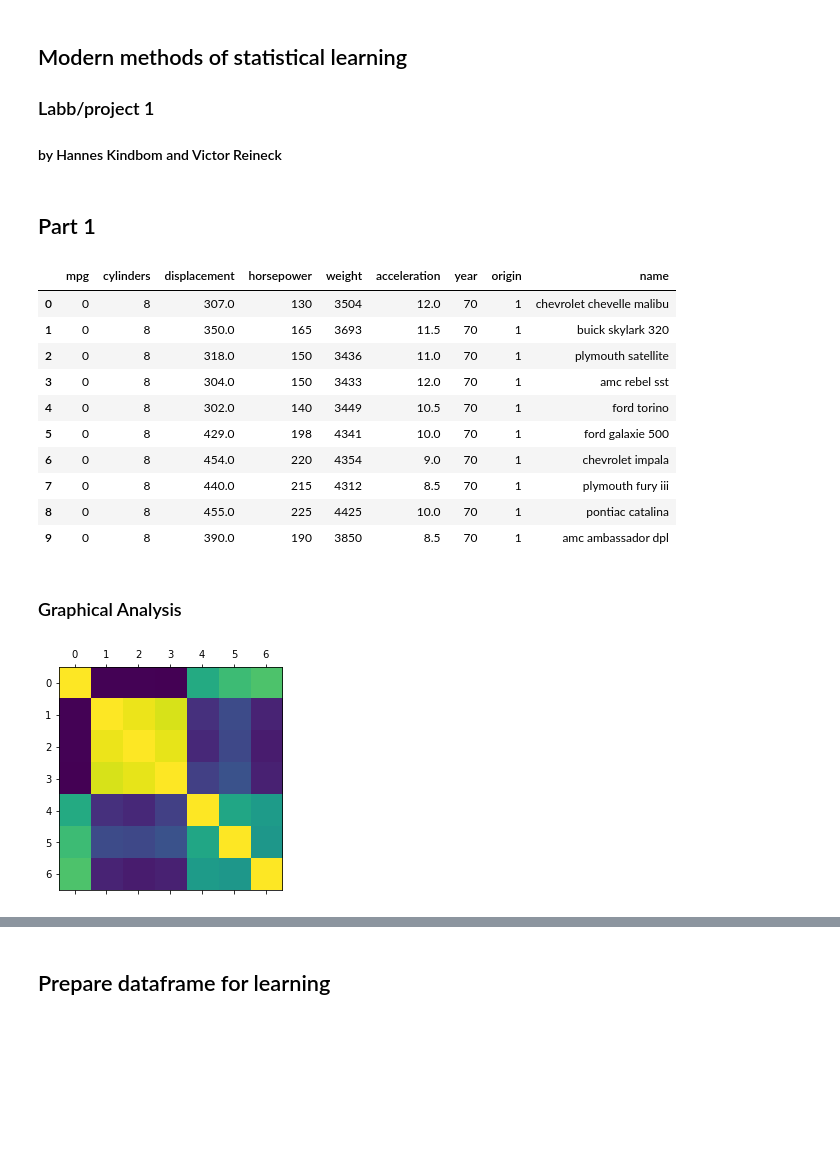
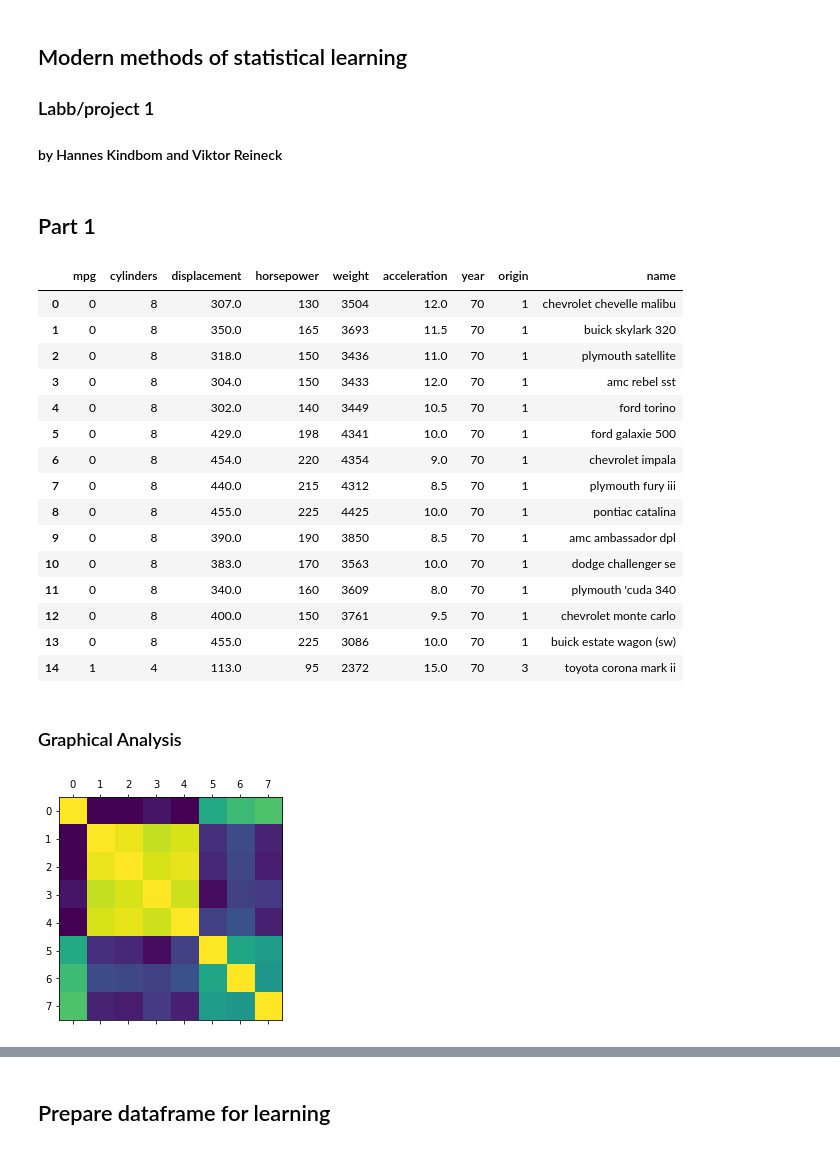
Before and after one commit to hkindbom/SF2935-Statistical-Learning, a Jupyter notebook: Project 1/Project1.ipynb, the cells around one changed output, grey strips where cells are left out. Saved outputs shown, nothing was run; the diff lists cells and outputs as text; code cells hidden in the pictures; blank space fills up the shorter version.

```diff
--- a/Project 1/Project1.ipynb
+++ b/Project 1/Project1.ipynb
@@ -1,7 +1,7 @@
 # %% [markdown]
 ## Modern methods of statistical learning
 ### Labb/project 1
-#### by Hannes Kindbom and Victor Reineck
+#### by Hannes Kindbom and Viktor Reineck
 # %%
 ## Import dependencies
 import pandas as pd
@@ -19,22 +19,30 @@ df = pd.read_csv("Auto_dataset.csv")
 # %%
 #Modify
 median_mpg = df["mpg"].median()
 df["mpg"] = (df["mpg"] > median_mpg).astype(int)
 #drop non-numeric data
 df = df[df.horsepower.apply(lambda datapoint: datapoint.isnumeric())]
-df.head(10)
+#convert horsepower data to ints
+df["horsepower"]  = pd.to_numeric(df["horsepower"])
+
+df.head(15)
 # %% [output]
 |  | mpg | cylinders | displacement | horsepower | weight | acceleration | year | origin | name |
 | 0 | 0 | 8 | 307.0 | 130 | 3504 | 12.0 | 70 | 1 | chevrolet chevelle malibu |
 | 1 | 0 | 8 | 350.0 | 165 | 3693 | 11.5 | 70 | 1 | buick skylark 320 |
 | 2 | 0 | 8 | 318.0 | 150 | 3436 | 11.0 | 70 | 1 | plymouth satellite |
 | 3 | 0 | 8 | 304.0 | 150 | 3433 | 12.0 | 70 | 1 | amc rebel sst |
 | 4 | 0 | 8 | 302.0 | 140 | 3449 | 10.5 | 70 | 1 | ford torino |
 | 5 | 0 | 8 | 429.0 | 198 | 4341 | 10.0 | 70 | 1 | ford galaxie 500 |
 | 6 | 0 | 8 | 454.0 | 220 | 4354 | 9.0 | 70 | 1 | chevrolet impala |
 | 7 | 0 | 8 | 440.0 | 215 | 4312 | 8.5 | 70 | 1 | plymouth fury iii |
 | 8 | 0 | 8 | 455.0 | 225 | 4425 | 10.0 | 70 | 1 | pontiac catalina |
 | 9 | 0 | 8 | 390.0 | 190 | 3850 | 8.5 | 70 | 1 | amc ambassador dpl |
+| 10 | 0 | 8 | 383.0 | 170 | 3563 | 10.0 | 70 | 1 | dodge challenger se |
+| 11 | 0 | 8 | 340.0 | 160 | 3609 | 8.0 | 70 | 1 | plymouth 'cuda 340 |
+| 12 | 0 | 8 | 400.0 | 150 | 3761 | 9.5 | 70 | 1 | chevrolet monte carlo |
+| 13 | 0 | 8 | 455.0 | 225 | 3086 | 10.0 | 70 | 1 | buick estate wagon (sw) |
+| 14 | 1 | 4 | 113.0 | 95 | 2372 | 15.0 | 70 | 3 | toyota corona mark ii |
 # %% [markdown]
 ### Graphical Analysis
 # %%
@@ -45,4 +53,4 @@ corr_matrix = df.corr()
 plt.matshow(corr_matrix)
 plt.show()
 # %% [output]
-[figure, old version]
+[figure, new version]
```
Also changed, not shown: parts of 11 cells of this notebook.
